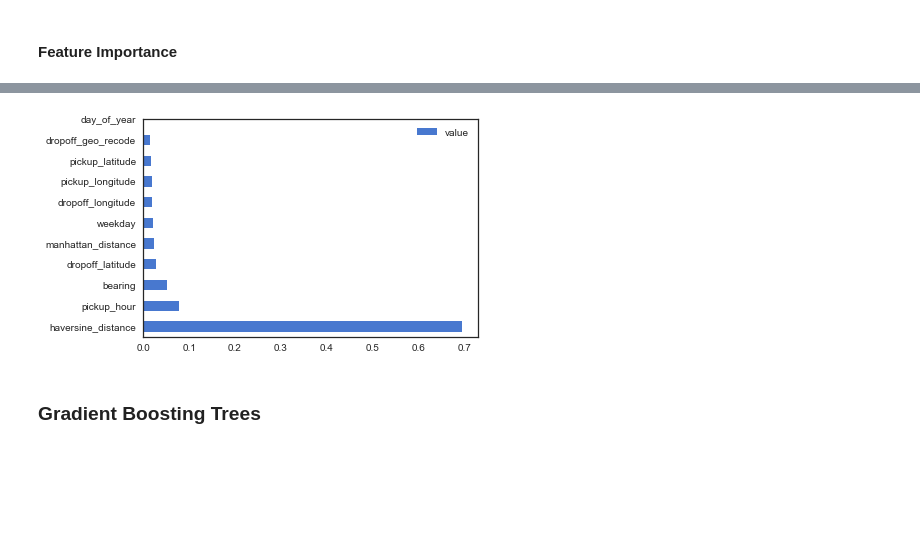
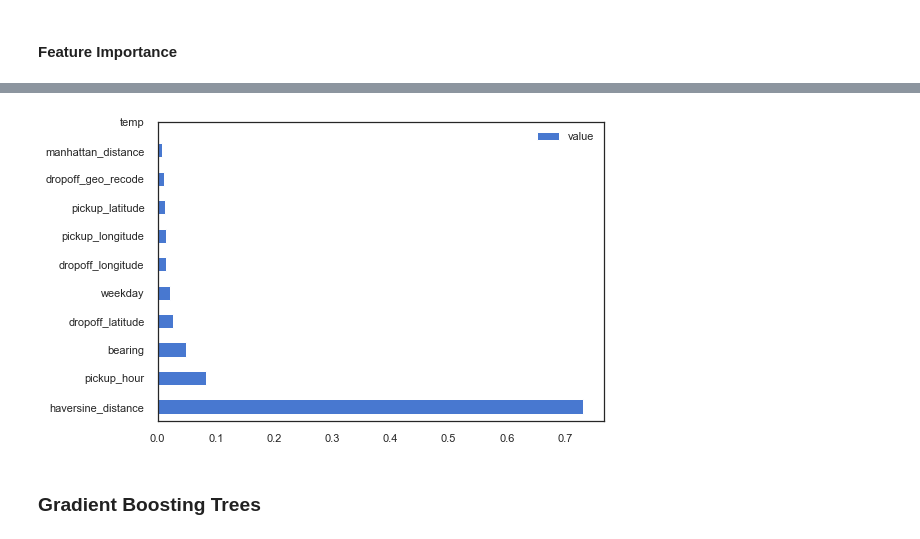
Before and after one commit to Jay4869/NYC-Taxi-FHV-Project, a Jupyter notebook: NYC Taxi & FHV Project.ipynb, the cells around one changed output, grey strips where cells are left out. Saved outputs shown, nothing was run; the diff lists cells and outputs as text; code cells hidden in the pictures; blank space fills up the shorter version.

```diff
--- a/NYC Taxi & FHV Project.ipynb
+++ b/NYC Taxi & FHV Project.ipynb
@@ -470,0 +432,2 @@ Image(filename='geohash_pickup.png', width=500, height=300)
+# %%
+data = data.drop(['wdsp', 'gust', 'snow_ice_pellets', 'hail', 'thunder','dropoff_geo'], axis = 1)
@@ -471,11 +474,14 @@ Image(filename='geohash_pickup.png', width=500, height=300)
 # %% [markdown]
 ## Modeling
 # %%
-selected_features = ['month_of_year', 'day_of_year', 'pickup_hour', 'pickup_longitude', 'pickup_latitude', 'dropoff_longitude', 'cluster',
-       'dropoff_latitude', 'passenger_count',  'dropoff_geo_recode', 'bearing',  'prcp', 'sndp', 'fog', 'weekday', 'holiday', 'manhattan_distance','haversine_distance']
+selected_features = ['month', 'pickup_hour', 'weekday', 'holiday','rush_hour',
+                     'pickup_longitude', 'pickup_latitude', 'dropoff_longitude', 'dropoff_latitude',
+                     'temp', 'visib', 'mxpsd',  'prcp', 'sndp', 'fog', 'passenger_count',
+                     'bearing', 'airport','manhattan_distance','haversine_distance', 'dropoff_geo_recode'
+                    ]
 
 x = data[selected_features]
-y = np.log(data['travel_time'])
+y = data['travel_time']
 
 x_train, x_test, y_train, y_test = train_test_split(x, y, test_size=0.2, random_state=2)
 # %%
@@ -543,11 +545,3 @@ df = data.copy()
-# %%
-selected_features = ['month_of_year', 'day_of_year', 'pickup_hour', 'pickup_longitude', 'pickup_latitude', 'dropoff_longitude', 'cluster',
-       'dropoff_latitude', 'passenger_count',  'dropoff_geo_recode', 'bearing',  'prcp', 'sndp', 'fog', 'weekday', 'holiday', 'manhattan_distance','haversine_distance']
-
-x = data[selected_features]
-y = np.log(data['travel_time'])
-
-x_train, x_test, y_train, y_test = train_test_split(x, y, test_size=0.2, random_state=2)
 # %% [markdown]
 #### Cross Validation
 # %%
@@ -655,2 +569,26 @@ Time taken by above cell is 7.919380966822306.
 # %% [markdown]
 #### Feature Importance
+# %%
+start = time.time()
+# parameters = {'n_estimators': 300,
+#              'max_features': 'auto',
+#               'max_depth': 50,
+#               'min_samples_split': 40,
+#               'random_state': 2,
+#               'n_jobs': -1,
+#               }
+# 0.899009  0.839094 25
+
+parameters = {'n_estimators': 300,
+             'max_features': 'auto',
+              'max_depth': 50,
+              'min_samples_split': 150,
+              'random_state': 2,
+              'n_jobs': -1
+              }
+
+rf = RandomForestRegressor(**parameters)
+train_test_model_performance(rf)
+
+end = time.time()
+print("Time taken by above cell is {}.".format(round(end-start)/60,2))
@@ -657,15 +607,14 @@ Time taken by above cell is 7.919380966822306.
 # %%
 features = pd.DataFrame(list(zip(selected_features, rf.feature_importances_))).sort_values(by=[1], ascending=False)
 features.columns = ['feature', 'value']
-features.head(10)
 
 ax = features.iloc[0:10].plot.barh()
 t = np.arange(11)
 ax.set_yticks(t)
 ax.set_yticklabels(features['feature'])
 plt.show()
 # %% [output]
-[figure, old version]
+[figure, new version]
 # %% [markdown]
 ### Gradient Boosting Trees
 # %% [markdown]
```
Also changed, not shown: parts of 87 cells of this notebook.
